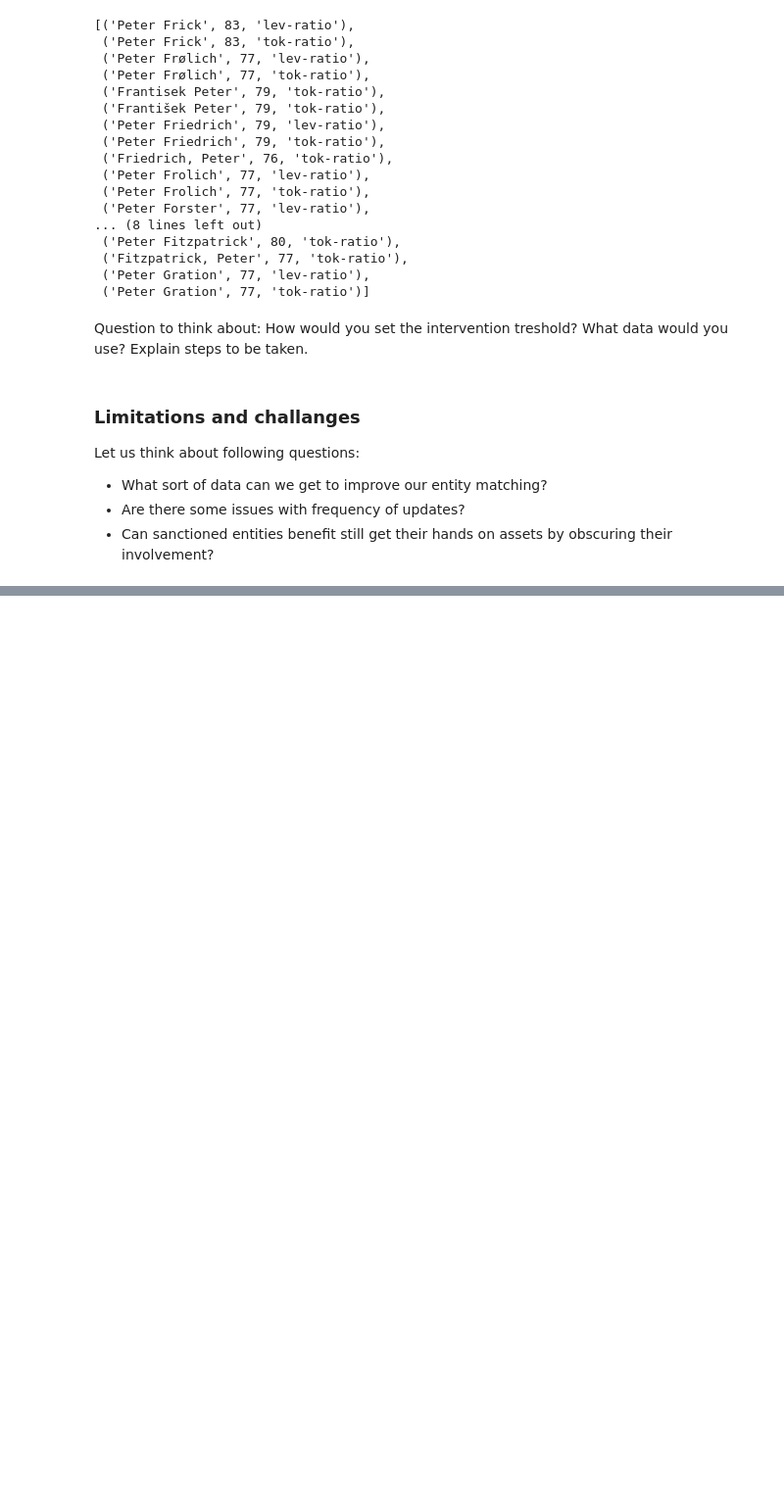
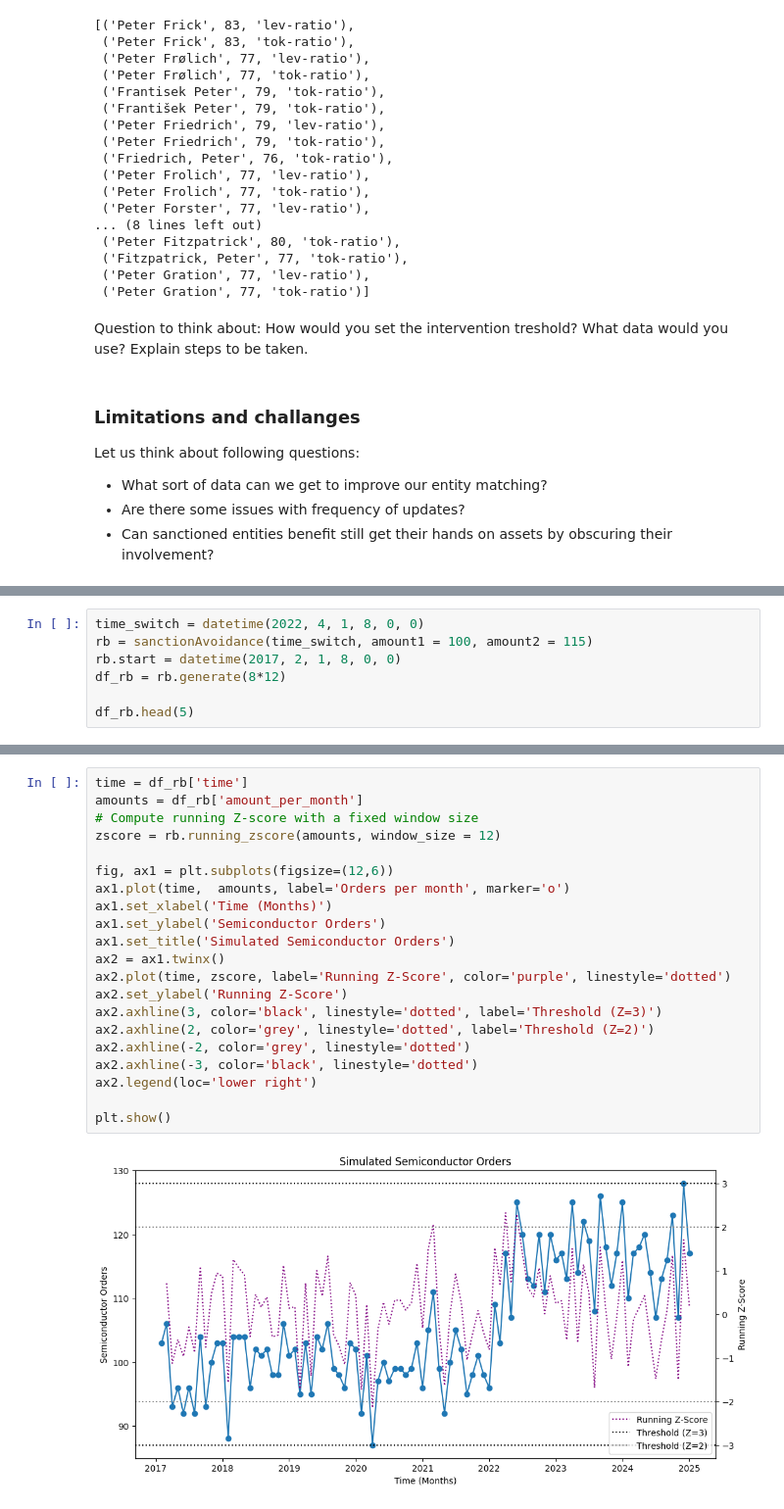
Before and after one commit to fratric/regSim, a Jupyter notebook: KYCsanctions.ipynb, the cells around one changed output, grey strips where cells are left out. Shown at 98% size. Cells and saved outputs as stored; diff of their text form; blank space fills up the shorter version.

```diff
--- a/KYCsanctions.ipynb
+++ b/KYCsanctions.ipynb
@@ -248,0 +273,7 @@ suptech - maybe my future research
+# %%
+time_switch = datetime(2022, 4, 1, 8, 0, 0)
+rb = sanctionAvoidance(time_switch, amount1 = 100, amount2 = 115)
+rb.start = datetime(2017, 2, 1, 8, 0, 0)
+df_rb = rb.generate(8*12)
+
+df_rb.head(5)
@@ -248,0 +287,23 @@ suptech - maybe my future research
+# %%
+time = df_rb['time']
+amounts = df_rb['amount_per_month']
+# Compute running Z-score with a fixed window size
+zscore = rb.running_zscore(amounts, window_size = 12)
+
+fig, ax1 = plt.subplots(figsize=(12,6))
+ax1.plot(time,  amounts, label='Orders per month', marker='o')
+ax1.set_xlabel('Time (Months)')
+ax1.set_ylabel('Semiconductor Orders')
+ax1.set_title('Simulated Semiconductor Orders')
+ax2 = ax1.twinx()
+ax2.plot(time, zscore, label='Running Z-Score', color='purple', linestyle='dotted')
+ax2.set_ylabel('Running Z-Score')
+ax2.axhline(3, color='black', linestyle='dotted', label='Threshold (Z=3)')
+ax2.axhline(2, color='grey', linestyle='dotted', label='Threshold (Z=2)')
+ax2.axhline(-2, color='grey', linestyle='dotted')
+ax2.axhline(-3, color='black', linestyle='dotted')
+ax2.legend(loc='lower right')
+
+plt.show()
+# %% [output]
+[figure, added]
```
Also changed, not shown: parts of 36 cells of this notebook, 3 other files.
